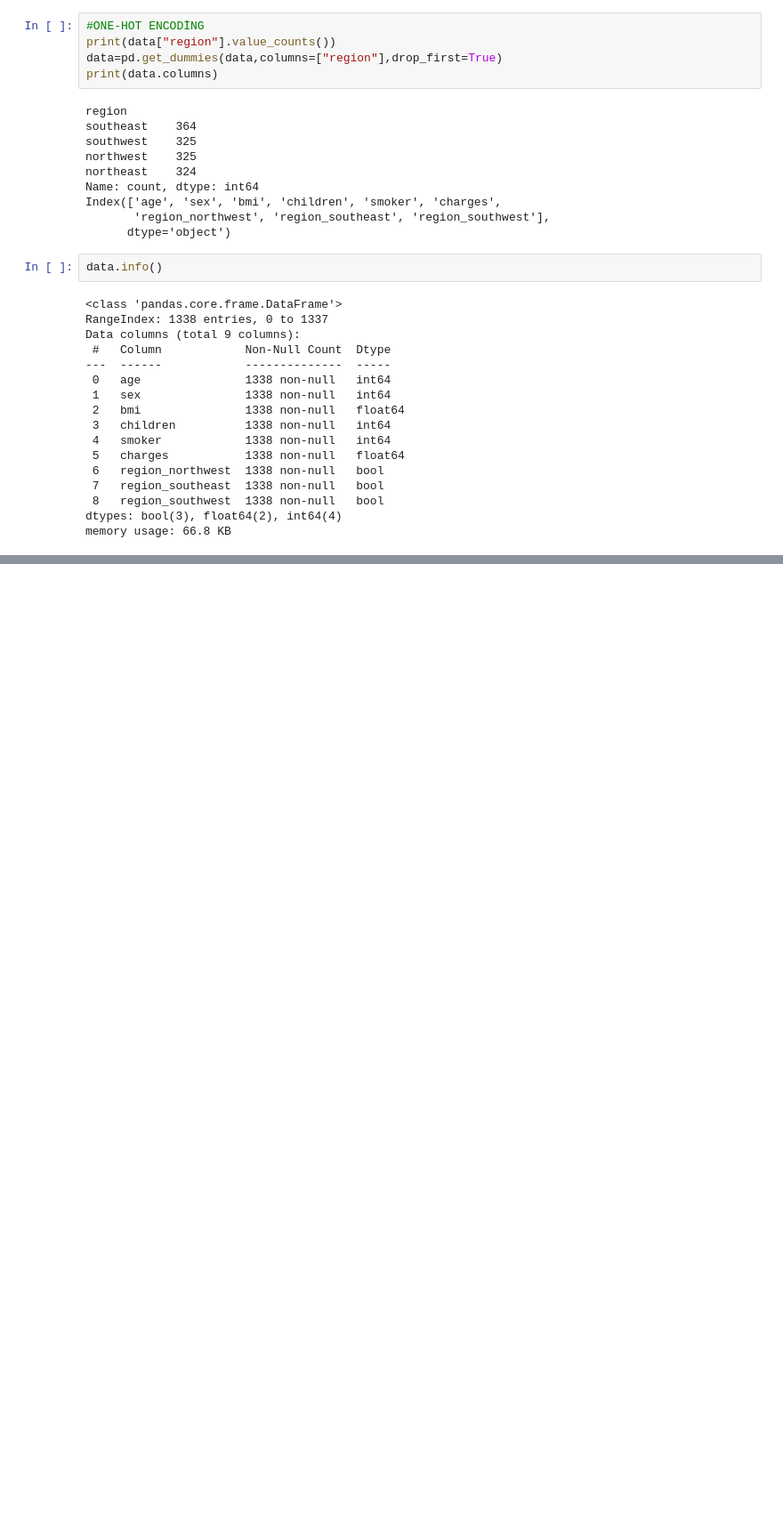
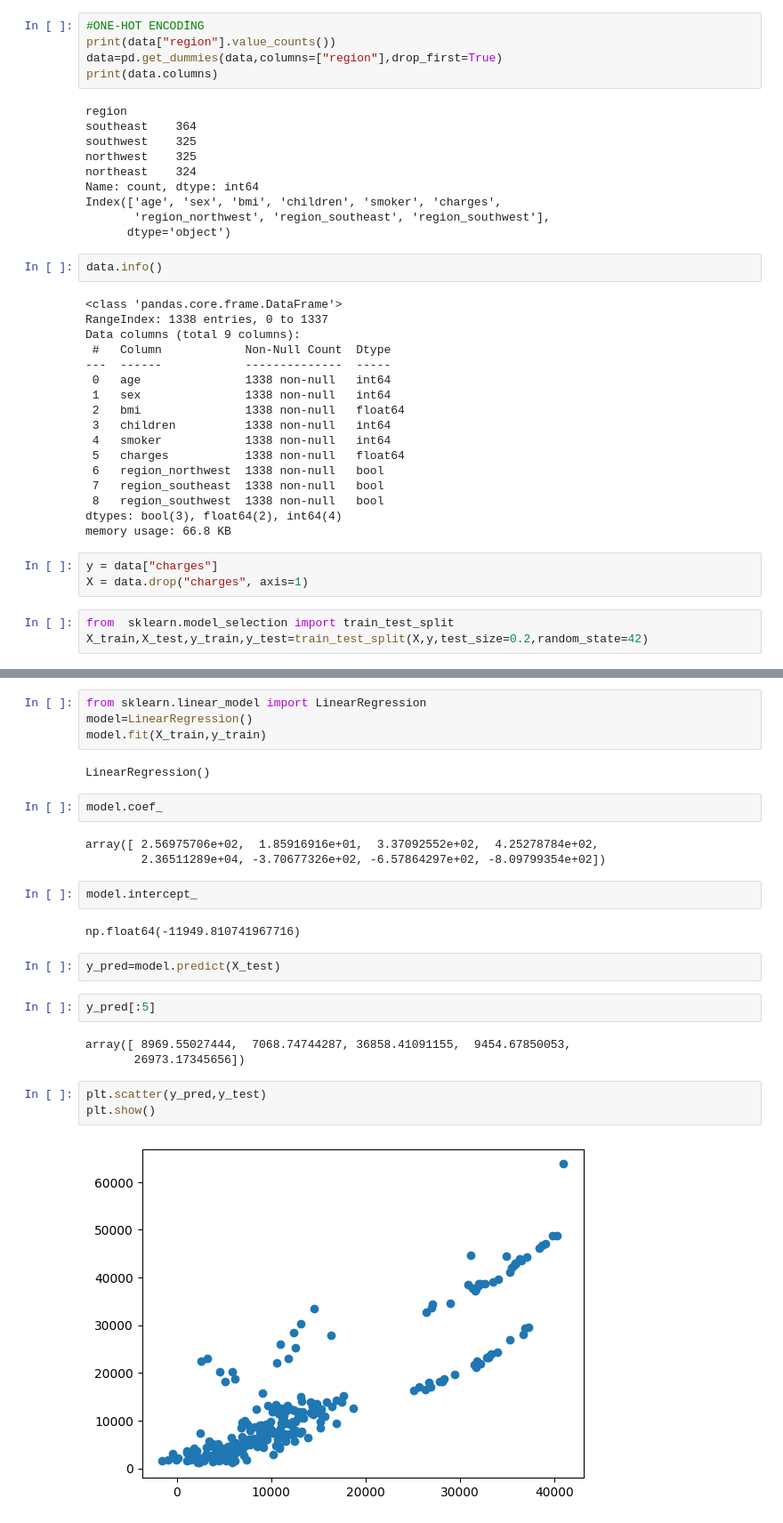
Before and after one commit to elifduman23/MachineLearning-MedicalCostPersonal, a Jupyter notebook: medical-cost-personal-linear-regression.ipynb, the cells around one changed output, grey strips where cells are left out. Shown at 89% size. Cells and saved outputs as stored; diff of their text form; blank space fills up the shorter version.

Commit message:
Kaggle Notebook | Medical Cost Personal | Linear Regression | Version 3

```diff
--- a/medical-cost-personal-linear-regression.ipynb
+++ b/medical-cost-personal-linear-regression.ipynb
@@ -220,3 +220,9 @@ Data columns (total 9 columns):
  8   region_southwest  1338 non-null   bool
 dtypes: bool(3), float64(2), int64(4)
 memory usage: 66.8 KB
+# %%
+y = data["charges"]
+X = data.drop("charges", axis=1)
+# %%
+from  sklearn.model_selection import train_test_split
+X_train,X_test,y_train,y_test=train_test_split(X,y,test_size=0.2,random_state=42)
@@ -222,0 +233,27 @@ memory usage: 66.8 KB
+# %%
+from sklearn.linear_model import LinearRegression
+model=LinearRegression()
+model.fit(X_train,y_train)
+# %% [output]
+LinearRegression()
+# %%
+model.coef_
+# %% [output]
+array([ 2.56975706e+02,  1.85916916e+01,  3.37092552e+02,  4.25278784e+02,
+        2.36511289e+04, -3.70677326e+02, -6.57864297e+02, -8.09799354e+02])
+# %%
+model.intercept_
+# %% [output]
+np.float64(-11949.810741967716)
+# %%
+y_pred=model.predict(X_test)
+# %%
+y_pred[:5]
+# %% [output]
+array([ 8969.55027444,  7068.74744287, 36858.41091155,  9454.67850053,
+       26973.17345656])
+# %%
+plt.scatter(y_pred,y_test)
+plt.show()
+# %% [output]
+[figure, added]
```
Also changed, not shown: parts of 4 cells of this notebook.
